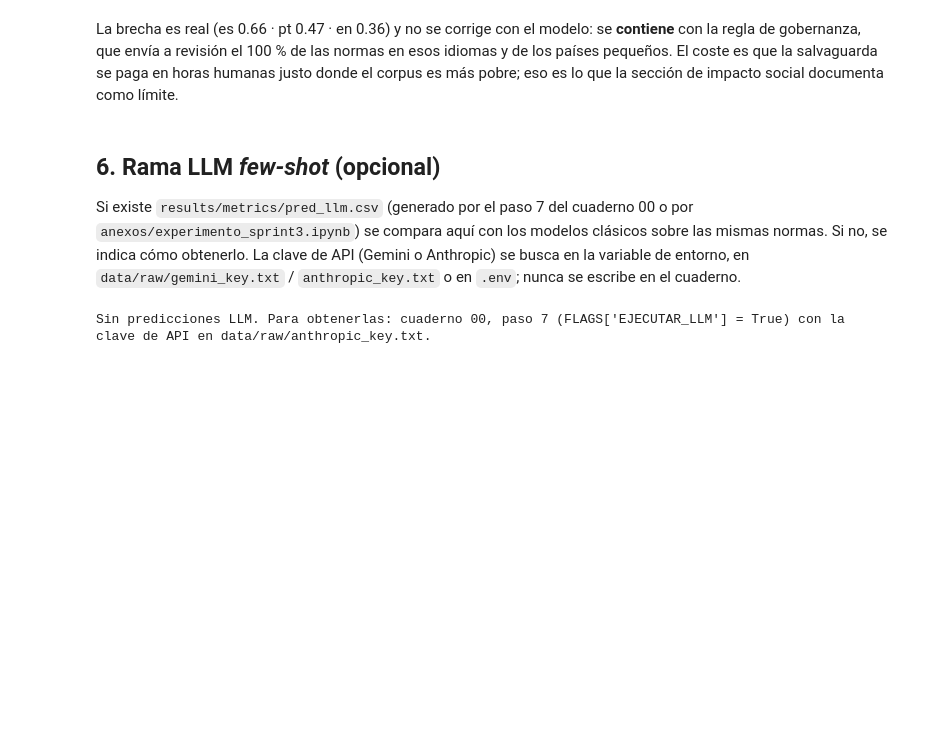
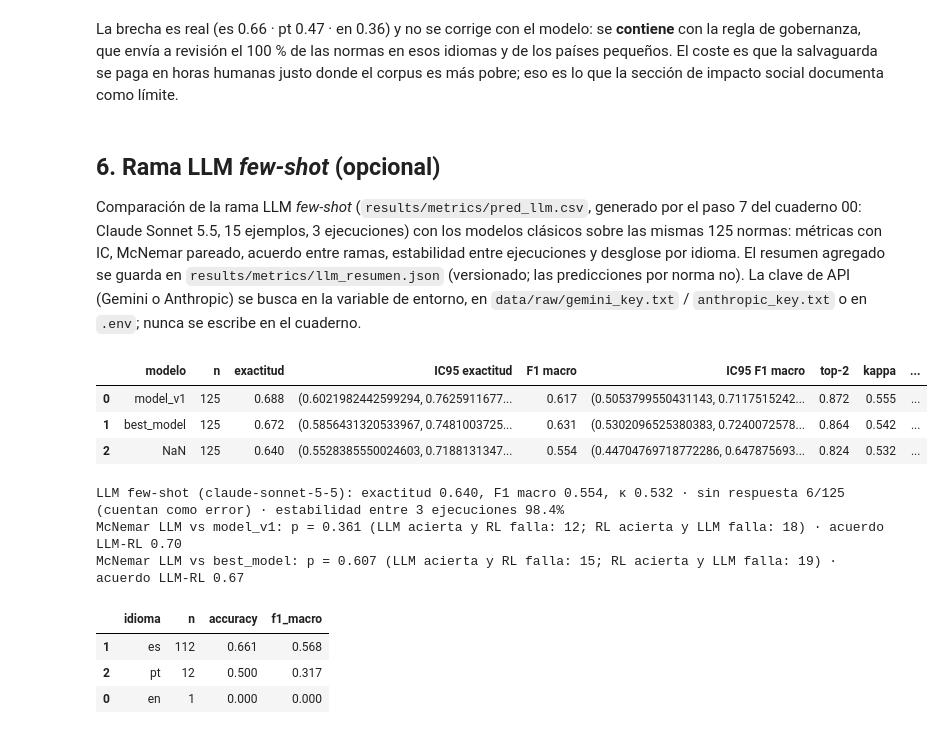
Before and after one commit to jorgemaldonadom-cmd/genial-clasificador-normativa, a Jupyter notebook: notebooks/05_evaluacion.ipynb, the cells around one changed output. Saved outputs shown, nothing was run; the diff lists cells and outputs as text; code cells hidden in the pictures; blank space fills up the shorter version.

```diff
--- a/notebooks/05_evaluacion.ipynb
+++ b/notebooks/05_evaluacion.ipynb
@@ -156,16 +156,42 @@ La brecha es real (es 0.66 · pt 0.47 · en 0.36) y no se corrige con el modelo:
 # %% [markdown]
 ## 6. Rama LLM *few-shot* (opcional)
 
-Si existe `results/metrics/pred_llm.csv` (generado por el paso 7 del cuaderno 00 o por `anexos/experimento_sprint3.ipynb`) se compara aquí con los modelos clásicos sobre las mismas normas. Si no, se indica cómo obtenerlo. La clave de API (Gemini o Anthropic) se busca en la variable de entorno, en `data/raw/gemini_key.txt` / `anthropic_key.txt` o en `.env`; nunca se escribe en el cuaderno.
+Comparación de la rama LLM *few-shot* (`results/metrics/pred_llm.csv`, generado por el paso 7 del cuaderno 00: Claude Sonnet 5.5, 15 ejemplos, 3 ejecuciones) con los modelos clásicos sobre las mismas 125 normas: métricas con IC, McNemar pareado, acuerdo entre ramas, estabilidad entre ejecuciones y desglose por idioma. El resumen agregado se guarda en `results/metrics/llm_resumen.json` (versionado; las predicciones por norma no). La clave de API (Gemini o Anthropic) se busca en la variable de entorno, en `data/raw/gemini_key.txt` / `anthropic_key.txt` o en `.env`; nunca se escribe en el cuaderno.
-# %%
-from genial_clf import evaluate as E
-p = RES / "pred_llm.csv"
-if p.exists():
-    dl = test[["id_norma", cfg["columns"]["target"]]].merge(pd.read_csv(p), on="id_norma"); dl["pred"] = dl["pred"].fillna("__sin respuesta__")
-    rep = E.report(dl[cfg["columns"]["target"]], dl["pred"], CLASSES, dl["pred_2"], cfg["evaluation"]["bootstrap_iters"])
-    print("LLM few-shot: exactitud %.3f %s · F1 macro %.3f %s · top-2 %.3f · κ %.3f" % (rep["accuracy"], rep["accuracy_ci_wilson"], rep["f1_macro"], rep["f1_macro_ci_bootstrap"], rep["top2_accuracy"], rep["kappa_vs_reference"]))
-    print("McNemar LLM vs best_model:", E.mcnemar(dl[cfg["columns"]["target"]], dl["pred"], dl.merge(preds, on="id_norma", suffixes=("", "_rl"))["pred_rl"]))
-else:
-    print("Sin predicciones LLM. Para obtenerlas: cuaderno 00, paso 7 (FLAGS['EJECUTAR_LLM'] = True) con la clave de API en data/raw/anthropic_key.txt.")
-# %% [output]
-Sin predicciones LLM. Para obtenerlas: cuaderno 00, paso 7 (FLAGS['EJECUTAR_LLM'] = True) con la clave de API en data/raw/anthropic_key.txt.
+# %%
+from genial_clf import evaluate as E
+from genial_clf.reliability import kappa
+p = RES / "pred_llm.csv"
+if p.exists():
+    y = cfg["columns"]["target"]
+    dl = test[["id_norma", y, "idioma", "texto"]].merge(pd.read_csv(p), on="id_norma"); dl["pred"] = dl["pred"].fillna("__sin respuesta__")
+    runs = pd.read_csv(RES / "pred_llm_runs.csv", keep_default_na=False); meta = json.loads((RES / "pred_llm_runs.csv.meta.json").read_text(encoding="utf-8"))
+    rep = E.report(dl[y], dl["pred"], CLASSES, dl["pred_2"], cfg["evaluation"]["bootstrap_iters"])
+    sin_resp = int((dl["pred"] == "__sin respuesta__").sum()); estab = float((runs.groupby("id_norma")["pred"].nunique() == 1).mean())
+    filas = [{"rama": f"LLM few-shot ({meta['model']}, 15 ejemplos)", "n": rep["n"], "exactitud": rep["accuracy"], "IC95 exactitud": rep["accuracy_ci_wilson"], "F1 macro": rep["f1_macro"], "IC95 F1 macro": rep["f1_macro_ci_bootstrap"], "top-2": rep["top2_accuracy"], "kappa": rep["kappa_vs_reference"], **{f"F1 {c}": float(v) for c, v in zip(CLASSES, rep["per_class"]["f1"])}}]
+    comp = {}
+    for name in ["model_v1", "best_model"]:
+        pipe = load_model(MODELS_DIR / f"{name}.pkl"); pr = np.asarray(pipe.classes_)[pipe.predict_proba(dl["texto"]).argmax(1)]
+        comp[name] = {**E.mcnemar(dl[y], dl["pred"], pr), "acuerdo_llm_rl": float((pr == dl["pred"]).mean()), "exactitud_rl": float((pr == dl[y]).mean())}
+    resumen_llm = {"modelo": meta["model"], "proveedor": str(runs["provider"].iloc[0]), "ejecuciones": int(meta["runs"]), "temperature": meta["temperature"], "n": int(rep["n"]),
+                   "exactitud": rep["accuracy"], "ic95_exactitud": list(rep["accuracy_ci_wilson"]), "f1_macro": rep["f1_macro"], "ic95_f1_macro": list(rep["f1_macro_ci_bootstrap"]), "top2": rep["top2_accuracy"], "kappa": rep["kappa_vs_reference"],
+                   "f1_por_clase": {c: float(v) for c, v in zip(CLASSES, rep["per_class"]["f1"])}, "sin_respuesta": sin_resp, "estabilidad_3_ejecuciones": estab,
+                   "por_idioma": E.by_group(dl, y, "pred", "idioma", CLASSES).to_dict("records"), "mcnemar_vs": comp}
+    json.dump(resumen_llm, open(RES / "llm_resumen.json", "w"), ensure_ascii=False, indent=1, default=float)
+    display(pd.concat([tabla, pd.DataFrame(filas)], ignore_index=True).round(3))
+    print(f"LLM few-shot ({meta['model']}): exactitud {rep['accuracy']:.3f}, F1 macro {rep['f1_macro']:.3f}, κ {rep['kappa_vs_reference']:.3f} · sin respuesta {sin_resp}/{rep['n']} (cuentan como error) · estabilidad entre {meta['runs']} ejecuciones {estab:.1%}")
+    for k, v in comp.items(): print(f"McNemar LLM vs {k}: p = {v['p_value']:.3f} (LLM acierta y RL falla: {v['n01'] if 'n01' in v else '-'}; RL acierta y LLM falla: {v.get('n10', '-')}) · acuerdo LLM-RL {v['acuerdo_llm_rl']:.2f}")
+    display(E.by_group(dl, y, "pred", "idioma", CLASSES).round(3))
+else:
+    print("Sin predicciones LLM. Para obtenerlas: cuaderno 00, paso 7 (FLAGS['EJECUTAR_LLM'] = True) con la clave de API en data/raw/anthropic_key.txt o gemini_key.txt.")
+# %% [output]
+|  | modelo | n | exactitud | IC95 exactitud | F1 macro | IC95 F1 macro | top-2 | kappa | ... |
+| 0 | model_v1 | 125 | 0.688 | (0.6021982442599294, 0.7625911677... | 0.617 | (0.5053799550431143, 0.7117515242... | 0.872 | 0.555 | ... |
+| 1 | best_model | 125 | 0.672 | (0.5856431320533967, 0.7481003725... | 0.631 | (0.5302096525380383, 0.7240072578... | 0.864 | 0.542 | ... |
+| 2 | NaN | 125 | 0.640 | (0.5528385550024603, 0.7188131347... | 0.554 | (0.44704769718772286, 0.647875693... | 0.824 | 0.532 | ... |
+LLM few-shot (claude-sonnet-5-5): exactitud 0.640, F1 macro 0.554, κ 0.532 · sin respuesta 6/125 (cuentan como error) · estabilidad entre 3 ejecuciones 98.4%
+McNemar LLM vs model_v1: p = 0.361 (LLM acierta y RL falla: 12; RL acierta y LLM falla: 18) · acuerdo LLM-RL 0.70
+McNemar LLM vs best_model: p = 0.607 (LLM acierta y RL falla: 15; RL acierta y LLM falla: 19) · acuerdo LLM-RL 0.67
+|  | idioma | n | accuracy | f1_macro |
+| 1 | es | 112 | 0.661 | 0.568 |
+| 2 | pt | 12 | 0.500 | 0.317 |
+| 0 | en | 1 | 0.000 | 0.000 |
```
Also changed, not shown: parts of 3 cells of this notebook, 25 other files.
